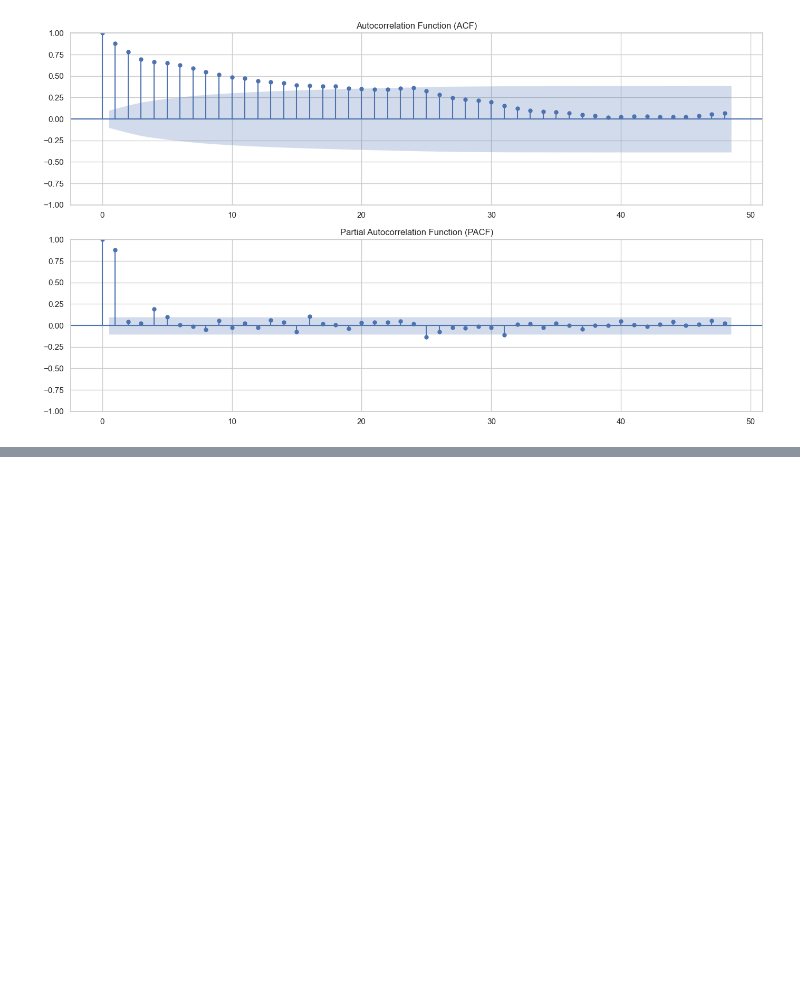
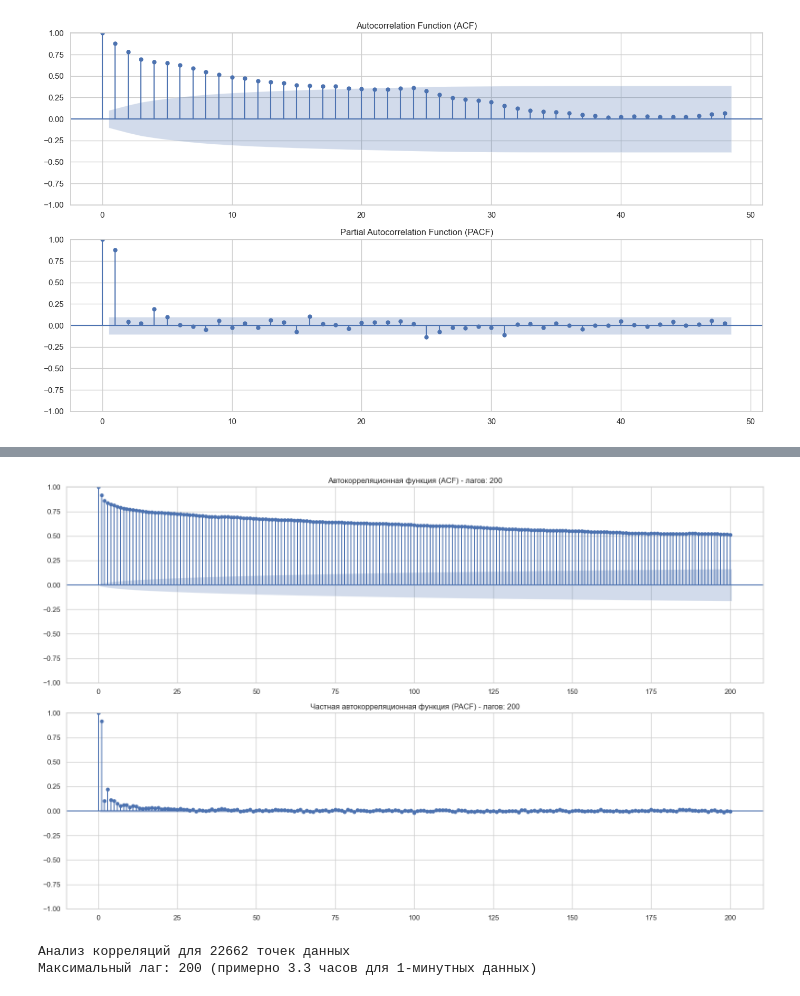
Before and after one commit to nikborovets/realtime_anomaly_analytics, a Jupyter notebook: 01_fetch_prometheus.ipynb, the cells around one changed output, grey strips where cells are left out. Drawn from its saved outputs; the diff is of its cells as text; code cells hidden in the pictures; blank space fills up the shorter version.

```diff
--- a/01_fetch_prometheus.ipynb
+++ b/01_fetch_prometheus.ipynb
@@ -162,0 +264,29 @@ plt.show()
+# %%
+# ACF/PACF анализ для исходных данных
+# Возьмем подвыборку для корреляционного анализа
+sample_for_acf = week_data_sample.dropna()
+
+# Лагов на 2 дня (для 1-минутных данных: 2880 точек, но ограничим до 200 для читаемости)
+max_lags = min(200, len(sample_for_acf) // 4)
+
+plt.figure(figsize=(16, 10))
+
+# ACF
+plt.subplot(2, 1, 1)
+plot_acf(sample_for_acf, lags=max_lags, ax=plt.gca(),
+         title=f'Автокорреляционная функция (ACF) - лагов: {max_lags}')
+
+# PACF
+plt.subplot(2, 1, 2)
+plot_pacf(sample_for_acf, lags=max_lags, ax=plt.gca(),
+          title=f'Частная автокорреляционная функция (PACF) - лагов: {max_lags}')
+
+plt.tight_layout()
+plt.show()
+
+print(f"Анализ корреляций для {len(sample_for_acf)} точек данных")
+print(f"Максимальный лаг: {max_lags} (примерно {max_lags/60:.1f} часов для 1-минутных данных)")
+# %% [output]
+[figure, added]
+Анализ корреляций для 22662 точек данных
+Максимальный лаг: 200 (примерно 3.3 часов для 1-минутных данных)
```
Also changed, not shown: parts of 20 cells of this notebook, 7 other files.
